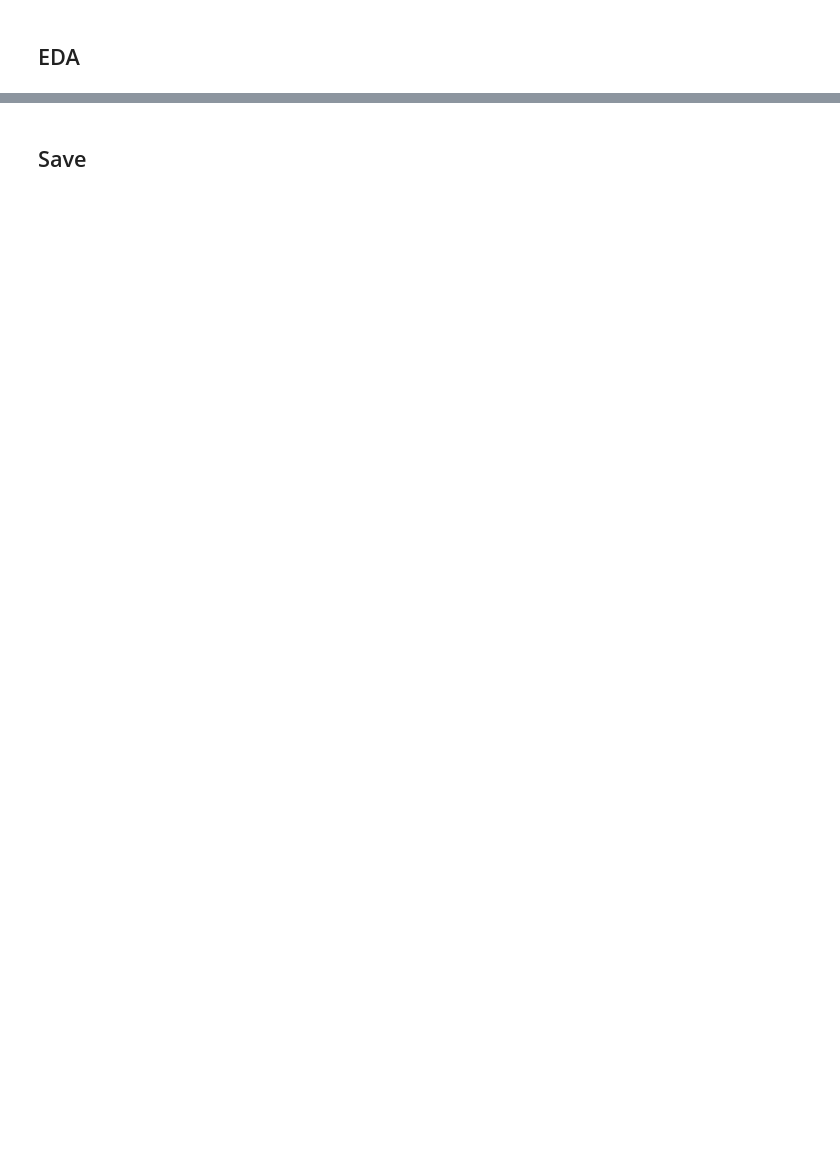
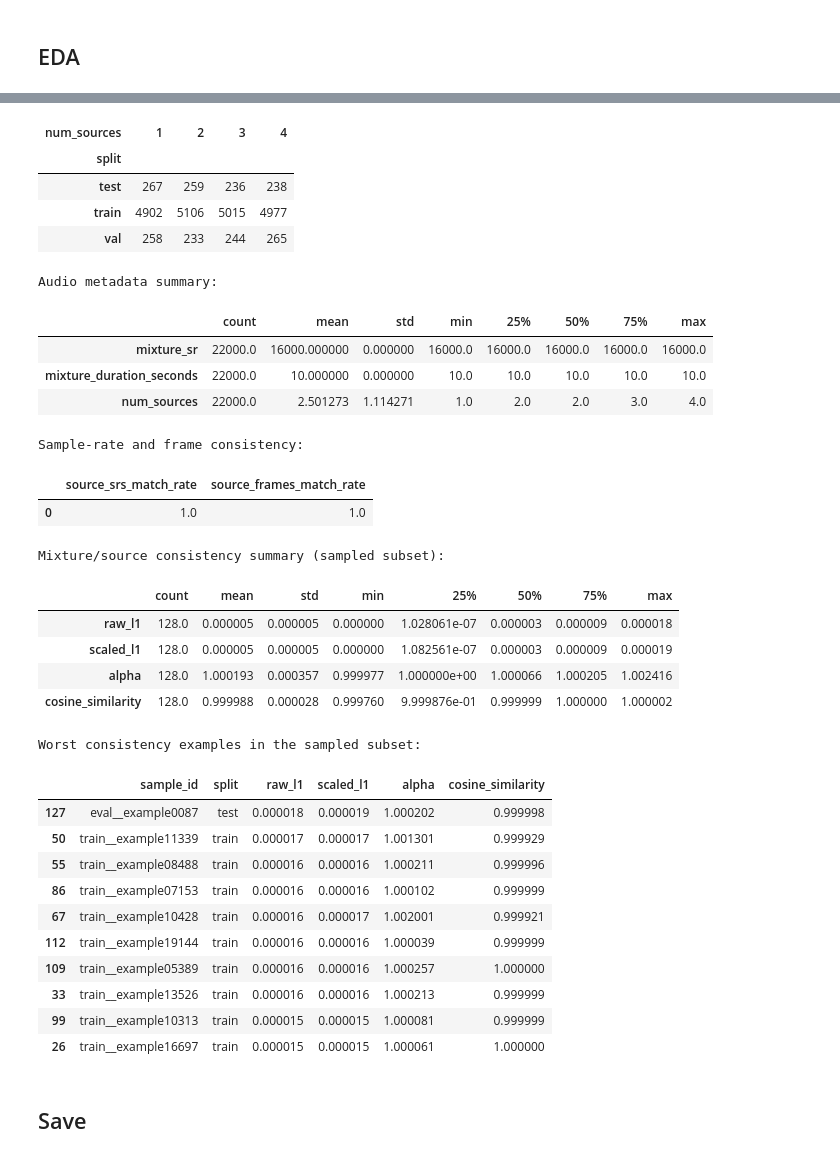
Before and after one commit to whiteroomlz/autodition, a Jupyter notebook: notebooks/fuss.ipynb, the cells around one changed output, grey strips where cells are left out. Drawn from its saved outputs; the diff is of its cells as text; code cells hidden in the pictures; blank space fills up the shorter version.

Commit message:
fix(fuss,dvc): data preparations

```diff
--- a/notebooks/fuss.ipynb
+++ b/notebooks/fuss.ipynb
@@ -292,20 +177,0 @@ Samples in manifest: 1000
-# %%
-metadata_rows = []
-for row in tqdm(manifest.itertuples(index=False), total=len(manifest), desc='Reading metadata'):
-    mixture_info = sf.info(str(raw_dir / row.mixture_rel_path))
-    source_infos = [sf.info(str(raw_dir / rel_path)) for rel_path in row.source_rel_paths]
-
-    metadata_rows.append(
-        {
-            **row._asdict(),
-            'mixture_sr': int(mixture_info.samplerate),
-            'mixture_channels': int(mixture_info.channels),
-            'mixture_duration': float(mixture_info.frames / mixture_info.samplerate),
-            'source_srs': tuple(int(info.samplerate) for info in source_infos),
-            'source_channels': tuple(int(info.channels) for info in source_infos),
-            'source_durations': tuple(float(info.frames / info.samplerate) for info in source_infos),
-        }
-    )
-
-manifest = pd.DataFrame(metadata_rows)
-manifest.head()
@@ -360,0 +306,29 @@ Mixture duration summary:
+# %%
+print('Samples by split:')
+display(manifest['split'].value_counts().rename_axis('split').to_frame('num_samples'))
+
+print('Samples by official split:')
+display(manifest['official_split'].value_counts().rename_axis('official_split').to_frame('num_samples'))
+
+print('Number of sources by split:')
+display(manifest.groupby('split')['num_sources'].value_counts().unstack(fill_value=0).sort_index(axis=1))
+
+print('Audio metadata summary:')
+display(metadata[['mixture_sr', 'mixture_duration_seconds', 'num_sources']].describe().T)
+
+print('Sample-rate and frame consistency:')
+display(
+    pd.DataFrame(
+        {
+            'source_srs_match_rate': [metadata['source_srs_match'].mean()],
+            'source_frames_match_rate': [metadata['source_frames_match'].mean()],
+        }
+    )
+)
+
+print('Mixture/source consistency summary (sampled subset):')
+display(consistency[['raw_l1', 'scaled_l1', 'alpha', 'cosine_similarity']].describe().T)
+
+print('Worst consistency examples in the sampled subset:')
+display(consistency.sort_values('raw_l1', ascending=False).head(10))
+# %% [output]
@@ -361,3 +348,34 @@ Mixture duration summary:
+| num_sources | 1 | 2 | 3 | 4 |
+| split |  |  |  |  |
+| test | 267 | 259 | 236 | 238 |
+| train | 4902 | 5106 | 5015 | 4977 |
+| val | 258 | 233 | 244 | 265 |
+Audio metadata summary:
+|  | count | mean | std | min | 25% | 50% | 75% | max |
+| mixture_sr | 22000.0 | 16000.000000 | 0.000000 | 16000.0 | 16000.0 | 16000.0 | 16000.0 | 16000.0 |
+| mixture_duration_seconds | 22000.0 | 10.000000 | 0.000000 | 10.0 | 10.0 | 10.0 | 10.0 | 10.0 |
+| num_sources | 22000.0 | 2.501273 | 1.114271 | 1.0 | 2.0 | 2.0 | 3.0 | 4.0 |
+Sample-rate and frame consistency:
+|  | source_srs_match_rate | source_frames_match_rate |
+| 0 | 1.0 | 1.0 |
+Mixture/source consistency summary (sampled subset):
+|  | count | mean | std | min | 25% | 50% | 75% | max |
+| raw_l1 | 128.0 | 0.000005 | 0.000005 | 0.000000 | 1.028061e-07 | 0.000003 | 0.000009 | 0.000018 |
+| scaled_l1 | 128.0 | 0.000005 | 0.000005 | 0.000000 | 1.082561e-07 | 0.000003 | 0.000009 | 0.000019 |
+| alpha | 128.0 | 1.000193 | 0.000357 | 0.999977 | 1.000000e+00 | 1.000066 | 1.000205 | 1.002416 |
+| cosine_similarity | 128.0 | 0.999988 | 0.000028 | 0.999760 | 9.999876e-01 | 0.999999 | 1.000000 | 1.000002 |
+Worst consistency examples in the sampled subset:
+|  | sample_id | split | raw_l1 | scaled_l1 | alpha | cosine_similarity |
+| 127 | eval__example0087 | test | 0.000018 | 0.000019 | 1.000202 | 0.999998 |
+| 50 | train__example11339 | train | 0.000017 | 0.000017 | 1.001301 | 0.999929 |
+| 55 | train__example08488 | train | 0.000016 | 0.000016 | 1.000211 | 0.999996 |
+| 86 | train__example07153 | train | 0.000016 | 0.000016 | 1.000102 | 0.999999 |
+| 67 | train__example10428 | train | 0.000016 | 0.000017 | 1.002001 | 0.999921 |
+| 112 | train__example19144 | train | 0.000016 | 0.000016 | 1.000039 | 0.999999 |
+| 109 | train__example05389 | train | 0.000016 | 0.000016 | 1.000257 | 1.000000 |
+| 33 | train__example13526 | train | 0.000016 | 0.000016 | 1.000213 | 0.999999 |
+| 99 | train__example10313 | train | 0.000015 | 0.000015 | 1.000081 | 0.999999 |
+| 26 | train__example16697 | train | 0.000015 | 0.000015 | 1.000061 | 1.000000 |
 # %% [markdown]
 ## Save
 # %%
```
Also changed, not shown: parts of 19 cells of this notebook, 1 other file.
